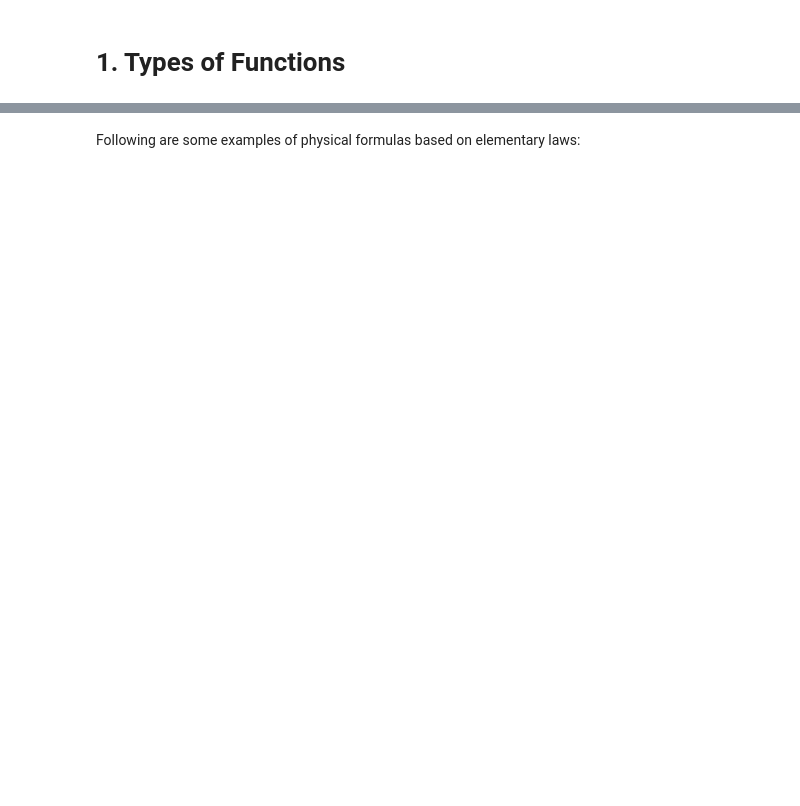
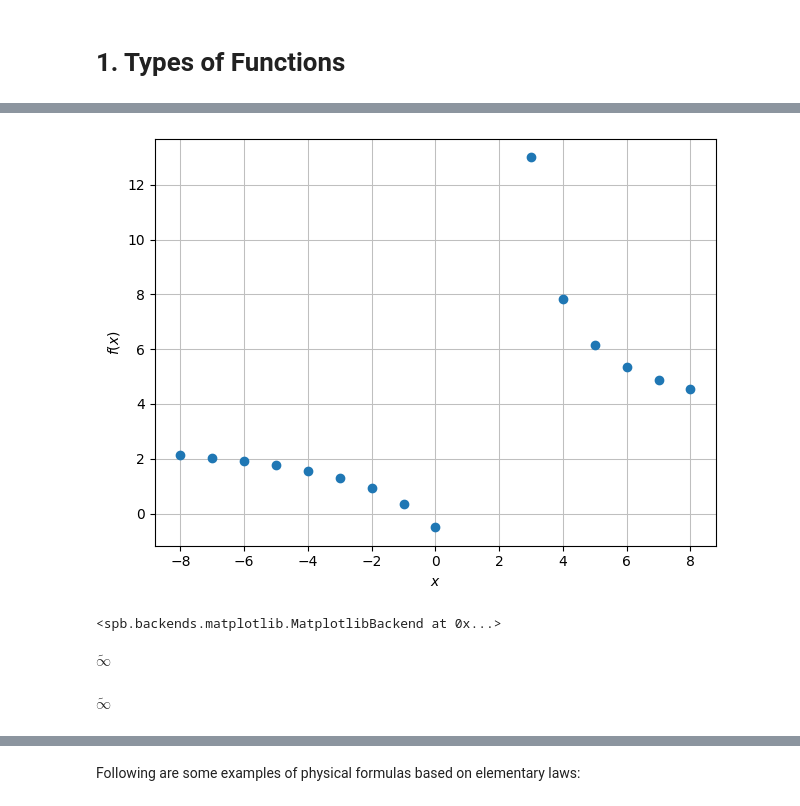
Before and after one commit to James-G-Hill/Sympy-Companion-to-Mathematics-Form-and-Function, a Jupyter notebook: ch05_functions_transformations_groups/01_types_of_functions.ipynb, the cells around one changed output, grey strips where cells are left out. Saved outputs shown, nothing was run; the diff lists cells and outputs as text; code cells hidden in the pictures; blank space fills up the shorter version.

```diff
--- a/ch05_functions_transformations_groups/01_types_of_functions.ipynb
+++ b/ch05_functions_transformations_groups/01_types_of_functions.ipynb
@@ -65,0 +55,21 @@ print(multiple_operation_demonstration(-1))
+# %%
+f5 = (3*x**2 - 1) / (x**2 - 3*x + 2)
+
+plot(
+    f5,
+    (x, -8, 8),
+    adaptive=False,
+    is_point=True,
+    only_integers=True
+)
+# %% [output]
+[figure, added]
+<spb.backends.matplotlib.MatplotlibBackend at 0x...>
+# %%
+f5.subs(x, 1)
+# %% [output]
+$\displaystyle \tilde{\infty}$
+# %%
+f5.subs(x, 2)
+# %% [output]
+$\displaystyle \tilde{\infty}$
```
Also changed, not shown: parts of 25 cells of this notebook.
